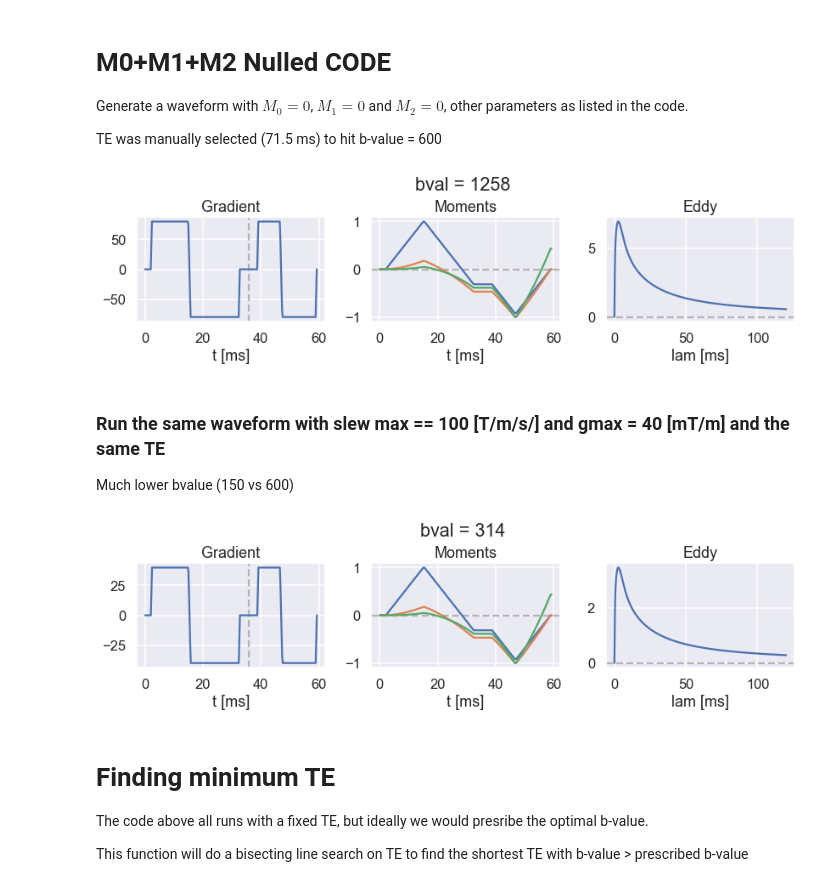
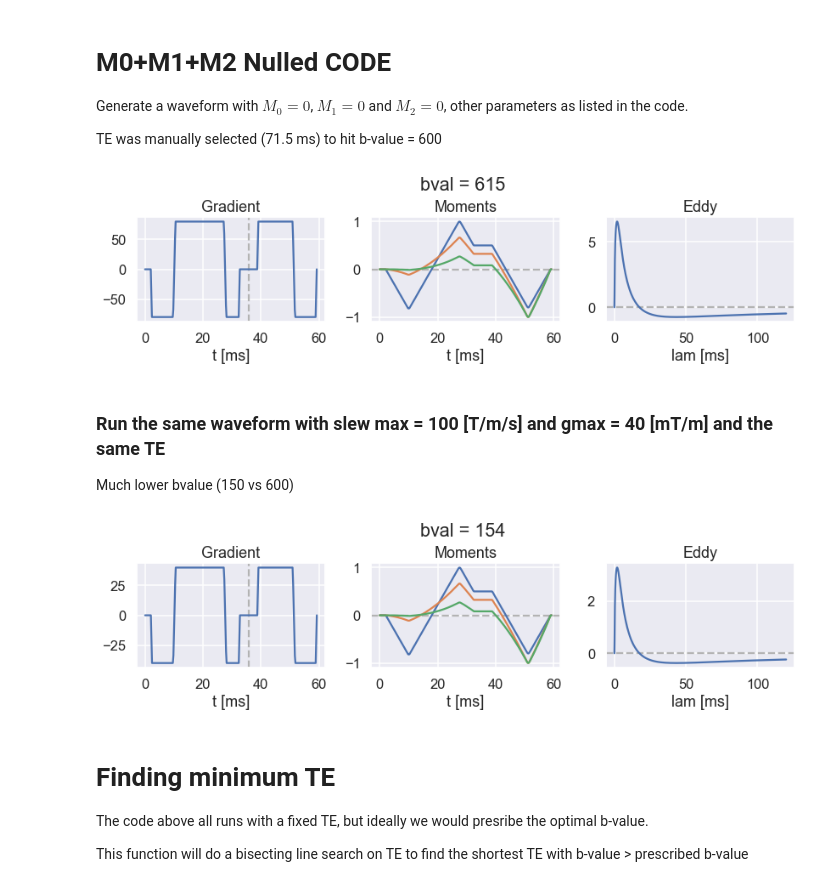
Before and after one commit to mloecher/gropt, a Jupyter notebook: python/demo_v1.ipynb, the cells around one changed output. Cells and saved outputs as stored; diff of their text form; code cells hidden in the pictures.

```diff
--- a/python/demo_v1.ipynb
+++ b/python/demo_v1.ipynb
@@ -27,13 +27,13 @@ TE was manually selected (44.7 ms) to hit b-value = 600
 gmax = .08      # Gmax in [T/s]
 smax = 200      # Slew max im [T/m/s]
 MMT = 0         # MMT is the maximum order moment to null (0,1,2)
-TE = 44.7       # TE in [ms]
+TE = 44.4       # TE in [ms]
 T_readout = 12  # [ms]
 T_90 = 2        # [ms]
 T_180 = 6       # [ms]
 diffmode = 2    # diffmode =1 for beta-max, =2 for b-val max
 dt = 0.2e-3     # gradient raster time in [s]
 
-G, dd = cvxg.run_kernel_fixdt(gmax, smax, MMT, TE, T_readout, T_90, T_180, diffmode, dt=dt)
+G, dd = gropt.run_diffkernel_fixdt(gmax, smax, MMT, TE, T_readout, T_90, T_180, diffmode, dt=dt)
 plot_waveform(G, TE, T_readout)
 # %% [output]
@@ -55,7 +55,7 @@ T_180 = 6       # [ms]
 diffmode = 2    # diffmode =1 for beta-max, =2 for b-val max
 dt = 0.2e-3     # gradient raster time in [s]
 
-G, dd = cvxg.run_kernel_fixdt(gmax, smax, MMT, TE, T_readout, T_90, T_180, diffmode, dt=dt)
+G, dd = gropt.run_diffkernel_fixdt(gmax, smax, MMT, TE, T_readout, T_90, T_180, diffmode, dt=dt)
 plot_waveform(G, TE, T_readout)
 # %% [output]
 [figure]
@@ -68,20 +68,20 @@ TE was manually selected (71.5 ms) to hit b-value = 600
 # %%
 gmax = .08      # Gmax in [T/s]
 smax = 200      # Slew max im [T/m/s]
 MMT = 2         # MMT is the maximum order moment to null (0,1,2)
 TE = 71.5         # TE in [ms]
 T_readout = 12  # [ms]
 T_90 = 2        # [ms]
 T_180 = 6       # [ms]
 diffmode = 2    # diffmode =1 for beta-max, =2 for b-val max
 dt = 0.2e-3     # gradient raster time in [s]
 
-G, dd = cvxg.run_kernel_fixdt(gmax, smax, MMT, TE, T_readout, T_90, T_180, diffmode, dt=dt)
+G, dd = gropt.run_diffkernel_fixdt(gmax, smax, MMT, TE, T_readout, T_90, T_180, diffmode, dt=dt)
 plot_waveform(G, TE, T_readout)
 # %% [output]
-[figure, old version]
+[figure, new version]
 # %% [markdown]
-### Run the same waveform with slew max == 100 [T/m/s/] and gmax = 40 [mT/m] and the same TE
+### Run the same waveform with slew max = 100 [T/m/s] and gmax = 40 [mT/m] and the same TE
 
 Much lower bvalue (150 vs 600)
 # %%
@@ -95,10 +95,10 @@ T_180 = 6       # [ms]
 diffmode = 2    # diffmode =1 for beta-max, =2 for b-val max
 dt = 0.2e-3     # gradient raster time in [s]
 
-G, dd = cvxg.run_kernel_fixdt(gmax, smax, MMT, TE, T_readout, T_90, T_180, diffmode, dt=dt)
+G, dd = gropt.run_diffkernel_fixdt(gmax, smax, MMT, TE, T_readout, T_90, T_180, diffmode, dt=dt)
 plot_waveform(G, TE, T_readout)
 # %% [output]
-[figure, old version]
+[figure, new version]
 # %% [markdown]
 # Finding minimum TE
 
```
Also changed, not shown: parts of 5 cells of this notebook, 31 other files.
